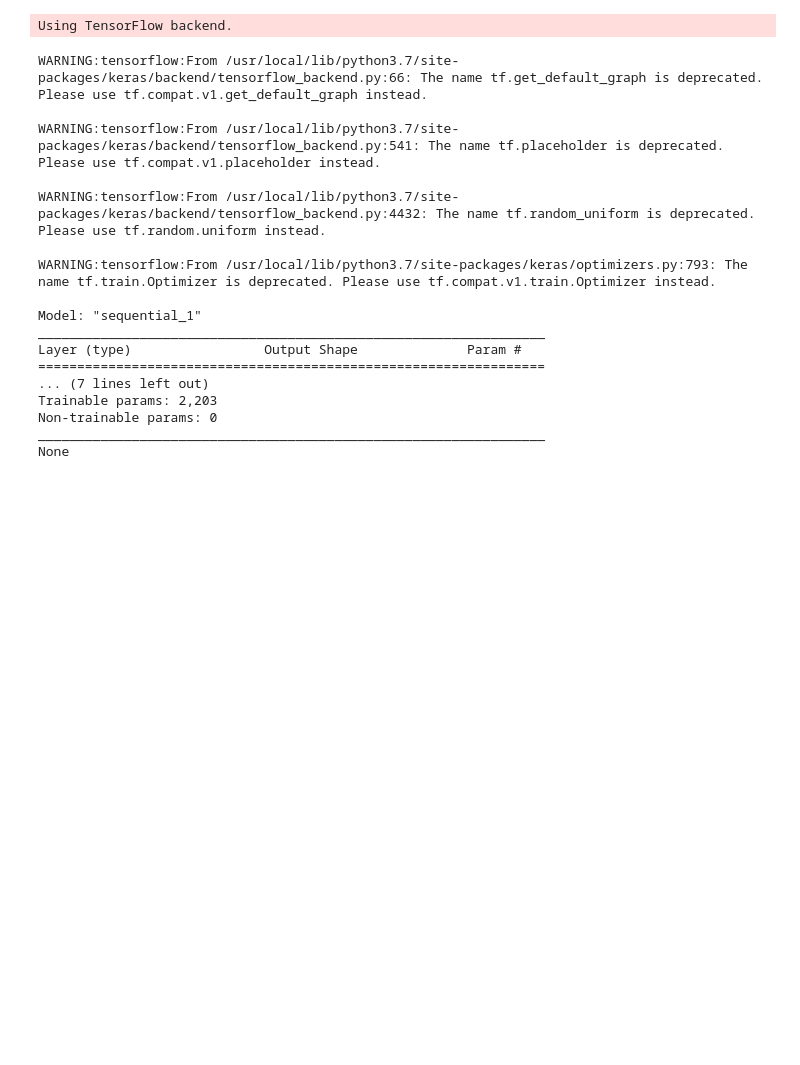
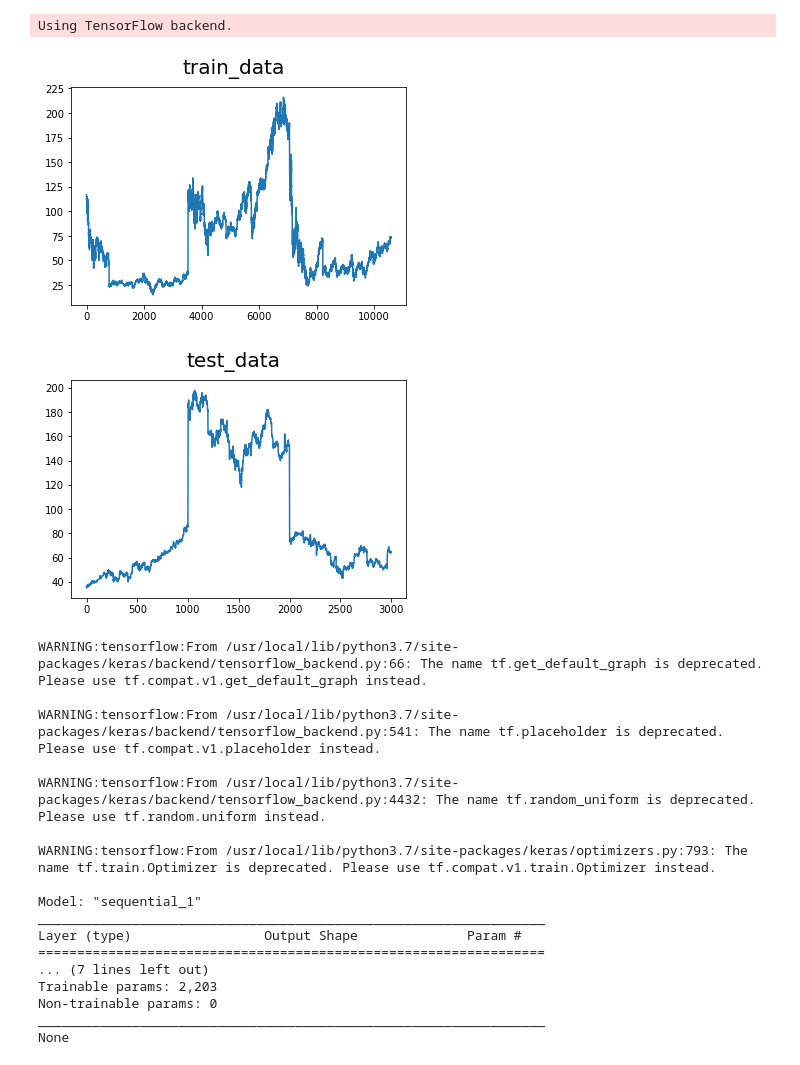
Before and after one commit to FutureSharks/ml-finance, a Jupyter notebook: examples/0-deep-q-learning-3-stocks/deep-q-learning-agent.ipynb, the cells around one changed output. Cells and saved outputs as stored; diff of their text form; code cells hidden in the pictures; blank space fills up the shorter version.

```diff
--- a/examples/0-deep-q-learning-3-stocks/deep-q-learning-agent.ipynb
+++ b/examples/0-deep-q-learning-3-stocks/deep-q-learning-agent.ipynb
@@ -22,6 +22,17 @@ Using TensorFlow backend.
 data = np.around(get_data())
 train_data = data[:, :3526]
 test_data = data[:, 3526:]
+# %%
+fig = plt.figure()
+plt.plot(train_data.flatten())
+fig.suptitle('train_data', fontsize=20)
+fig = plt.figure()
+plt.plot(test_data.flatten())
+fig.suptitle('test_data', fontsize=20)
+plt.show()
+# %% [output]
+[figure, added]
+[figure, added]
 # %%
 episode=2000
 batch_size=32
```
Also changed, not shown: 3 other files.
